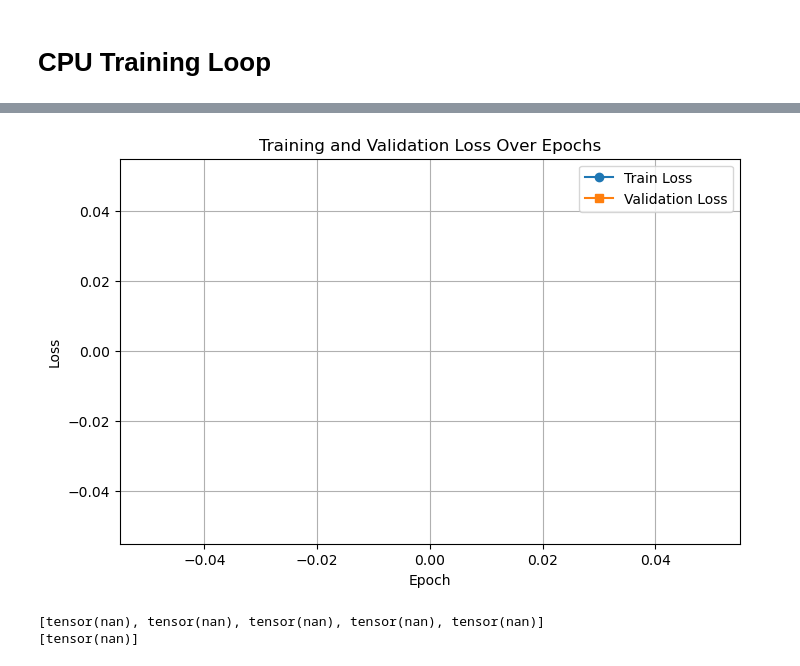
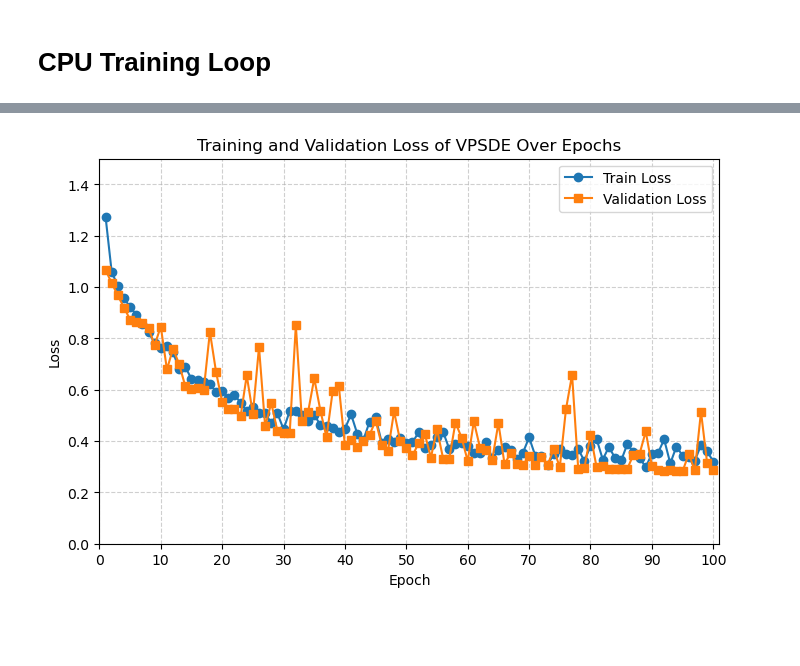
Before and after one commit to maxime-temoschenko/TFE, a Jupyter notebook: train.ipynb, the cells around one changed output, grey strips where cells are left out. Drawn from its saved outputs; the diff is of its cells as text; code cells hidden in the pictures; blank space fills up the shorter version.

Commit message:
✅ 🏋 Training VPSDE and 📉 graph of Loss️

```diff
--- a/train.ipynb
+++ b/train.ipynb
@@ -187,6 +187,7 @@ import os
 import h5py
 import math
 import torch
+import numpy as np
 #import wandb
 import torch.nn as nn
 import torch.optim as optim
@@ -201,6 +202,9 @@ PATH = Path('.')
 
 with h5py.File(PATH / "data/mask.h5", "r") as f:
     mask = torch.tensor(f["dataset"][:], dtype=torch.float32).unsqueeze(0)  # Shape
+
+if torch.isnan(mask).any():
+    raise ValueError("Mask contains NaN values!")
 
 TRAIN_CONFIG = {
     "epochs": 100,
@@ -258,29 +262,33 @@ else:
     raise ValueError("Invalid scheduler type")
 
 scheduler = optim.lr_scheduler.LambdaLR(optimizer, lr_lambda=lr_lambda)
-
+# Lists to store loss history
+all_losses_train = []
+all_losses_valid = []
 for epoch in (bar := trange(TRAIN_CONFIG["epochs"], ncols=88)):
     losses_train = []
     losses_valid = []
 
-    ## Train
+    # Training
     vpsde.train()
     for i, (batch, _) in enumerate(trainloader):
+        if torch.isnan(batch).any():
+            raise ValueError("batch contains NaN values!")
         batch = batch.to(device)
         optimizer.zero_grad()
 
-        # **Apply Mask**
+        # Mask
         mask_batch = mask.to(device).expand_as(batch)  # Expand mask to match batch size
         w = mask_batch.float()  # Convert mask to weight format
 
-        # **Compute VPSDE Loss**
+
         loss = vpsde.loss(batch, w=w)
         loss.backward()
         optimizer.step()
 
         losses_train.append(loss.detach())
 
-    ## Validation
+    # Evaluation
     vpsde.eval()
     with torch.no_grad():
         for batch, _ in validloader:
@@ -290,12 +298,14 @@ for epoch in (bar := trange(TRAIN_CONFIG["epochs"], ncols=88)):
 
             loss = vpsde.loss(batch, w=w)
             losses_valid.append(loss)
-    ## Compute Loss Stats
+
     loss_train = torch.stack(losses_train).mean().item()
     loss_valid = torch.stack(losses_valid).mean().item()
     print(f"Train Loss : {loss_train}, Valid Loss : {loss_valid}")
     lr = optimizer.param_groups[0]['lr']
 
+    all_losses_train.append(loss_train)
+    all_losses_valid.append(loss_valid)
     ## Step Scheduler
     scheduler.step()
 # %% [output]
@@ -306,23 +325,22 @@ KeyboardInterrupt:
 # %%
-import torch
 import matplotlib.pyplot as plt
 
+
+epochs = list(range(1, len(all_losses_train) + 1))
+
+
 plt.figure(figsize=(8, 5))
-plt.plot(range(1, len(losses_train) + 1), losses_train, label="Train Loss", marker="o")
-plt.plot(range(1, len(losses_valid) + 1), losses_valid, label="Validation Loss", marker="s")
+plt.plot(epochs, all_losses_train, label="Train Loss", marker="o", linestyle="-")
+plt.plot(epochs, all_losses_valid, label="Validation Loss", marker="s", linestyle="-")
 
 plt.xlabel("Epoch")
 plt.ylabel("Loss")
-plt.title("Training and Validation Loss Over Epochs")
+plt.title("Training and Validation Loss of VPSDE Over Epochs")
+plt.ylim(0, 1.5)
+plt.xlim(0,101)
+plt.xticks(range(0, 101, 10))
 plt.legend()
-plt.grid(True)
+plt.grid(True, linestyle="--", alpha=0.6)
 plt.show()
-print(losses_train)
 # %% [output]
-[figure, old version]
+[figure, new version]
-# %%
-print(losses_train)
-print(losses_valid)
-# %% [output]
-[tensor(nan), tensor(nan), tensor(nan), tensor(nan), tensor(nan)]
-[tensor(nan)]
```
Also changed, not shown: parts of 4 cells of this notebook, 1 other file.
